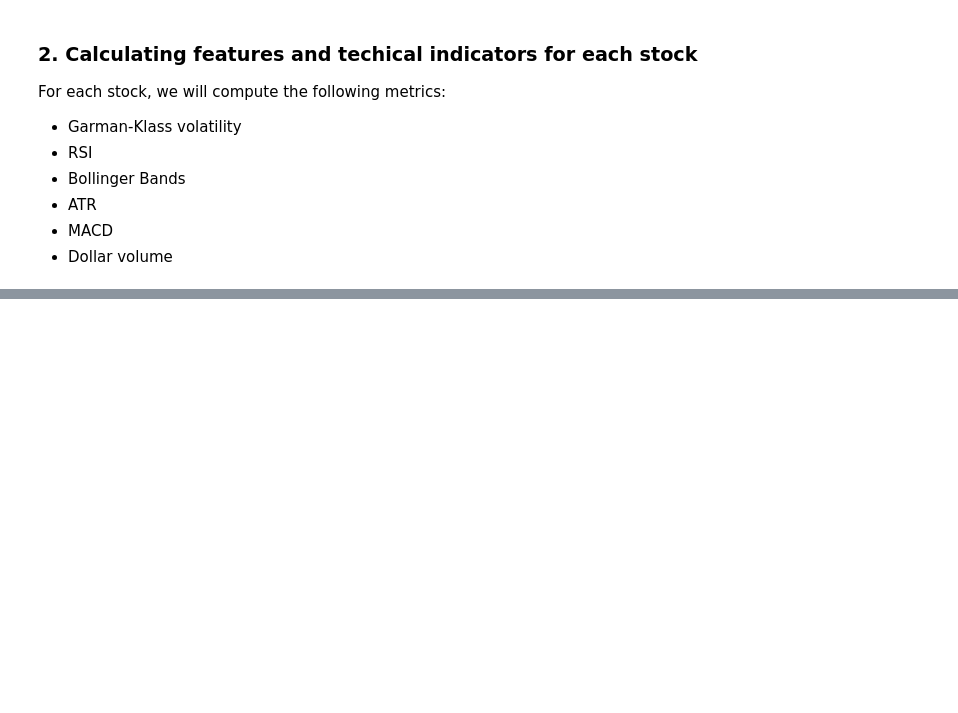
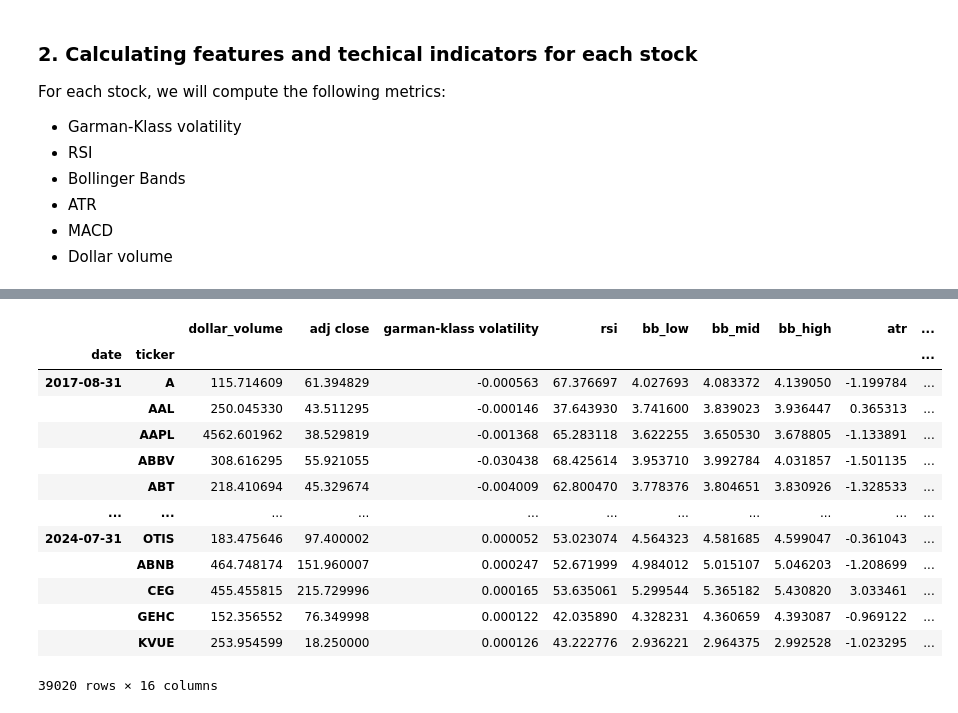
Before and after one commit to absirgue/unsupervised_trading_strategy, a Jupyter notebook: main.ipynb, the cells around one changed output, grey strips where cells are left out. Cells and saved outputs as stored; diff of their text form; code cells hidden in the pictures; blank space fills up the shorter version.

```diff
--- a/main.ipynb
+++ b/main.ipynb
@@ -93,0 +165,37 @@ df["bb_high"] = df.groupby(level=1)["adj close"].transform(lambda x: pandas_ta.b
+# %%
+def calculate_returns(df):
+
+    lags = [1,2,3,6,9,12]
+
+    # There will certainly be outliers in our data. If it's the case we want to clip them. We detect outliers
+    # as points in the 99.5 percentile.
+    outlier_threshold = 0.005
+
+    for lag in lags:
+        df[f"return_{lag}m"] = (df["adj close"]
+                                .pct_change(lag)
+                                .pipe(lambda x: x.clip(lower = x.quantile(outlier_threshold),upper=x.quantile(1-outlier_threshold)))
+                                .add(1)
+                                .pow(1/lag)
+                                .sub(1))
+
+    return df
+
+data = data.groupby(level=1, group_keys=False).apply(calculate_returns).dropna()
+
+data
+# %% [output]
+|  |  | dollar_volume | adj close | garman-klass volatility | rsi | bb_low | bb_mid | bb_high | atr | ... |
+| date | ticker |  |  |  |  |  |  |  |  | ... |
+| 2017-08-31 | A | 115.714609 | 61.394829 | -0.000563 | 67.376697 | 4.027693 | 4.083372 | 4.139050 | -1.199784 | ... |
+|  | AAL | 250.045330 | 43.511295 | -0.000146 | 37.643930 | 3.741600 | 3.839023 | 3.936447 | 0.365313 | ... |
+|  | AAPL | 4562.601962 | 38.529819 | -0.001368 | 65.283118 | 3.622255 | 3.650530 | 3.678805 | -1.133891 | ... |
+|  | ABBV | 308.616295 | 55.921055 | -0.030438 | 68.425614 | 3.953710 | 3.992784 | 4.031857 | -1.501135 | ... |
+|  | ABT | 218.410694 | 45.329674 | -0.004009 | 62.800470 | 3.778376 | 3.804651 | 3.830926 | -1.328533 | ... |
+| ... | ... | ... | ... | ... | ... | ... | ... | ... | ... | ... |
+| 2024-07-31 | OTIS | 183.475646 | 97.400002 | 0.000052 | 53.023074 | 4.564323 | 4.581685 | 4.599047 | -0.361043 | ... |
+|  | ABNB | 464.748174 | 151.960007 | 0.000247 | 52.671999 | 4.984012 | 5.015107 | 5.046203 | -1.208699 | ... |
+|  | CEG | 455.455815 | 215.729996 | 0.000165 | 53.635061 | 5.299544 | 5.365182 | 5.430820 | 3.033461 | ... |
+|  | GEHC | 152.356552 | 76.349998 | 0.000122 | 42.035890 | 4.328231 | 4.360659 | 4.393087 | -0.969122 | ... |
+|  | KVUE | 253.954599 | 18.250000 | 0.000126 | 43.222776 | 2.936221 | 2.964375 | 2.992528 | -1.023295 | ... |
+39020 rows × 16 columns
```
Also changed, not shown: parts of 4 cells of this notebook.
